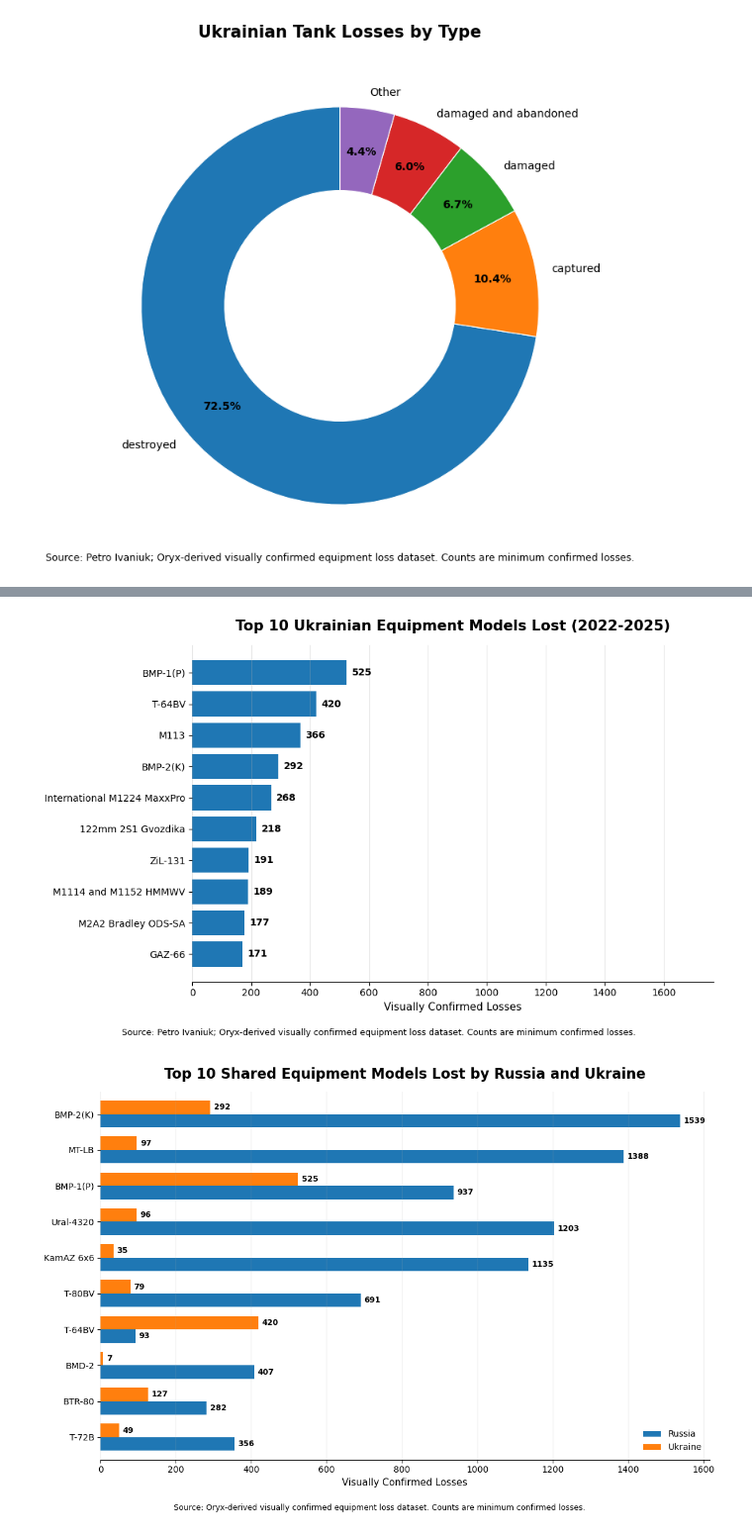
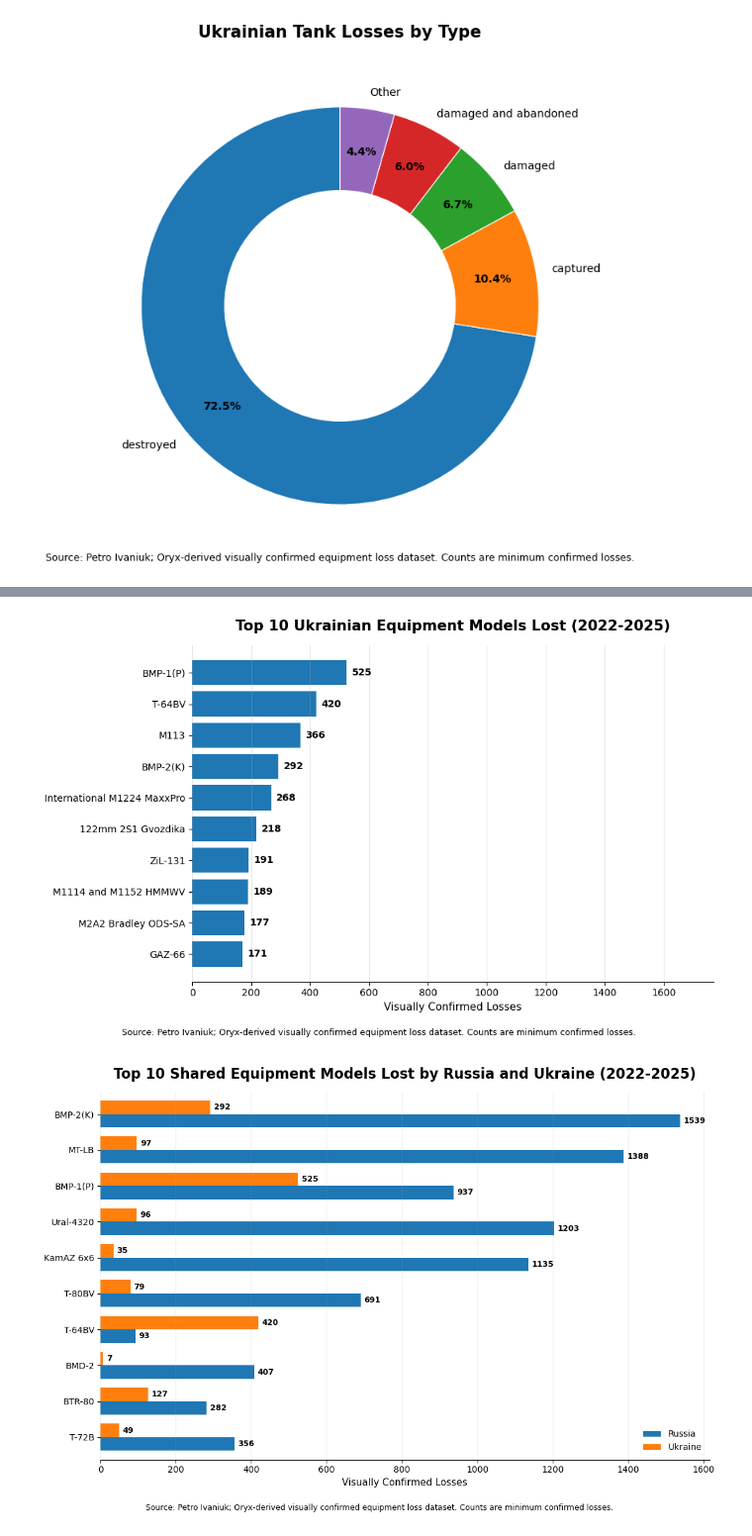
Before and after one commit to lucasanckl66/Ukr_analysis_substack, a Jupyter notebook: total vehicle loss analysis/total_loss.ipynb, the cells around one changed output, grey strips where cells are left out. Shown at 99% size. Saved outputs shown, nothing was run; the diff lists cells and outputs as text; code cells hidden in the pictures.

```diff
--- a/total vehicle loss analysis/total_loss.ipynb
+++ b/total vehicle loss analysis/total_loss.ipynb
@@ -248,7 +248,7 @@ ax = top_shared[["Russia", "Ukraine"]].plot(
 )
 
 ax.set_title(
-    "Top 10 Shared Equipment Models Lost by Russia and Ukraine",
+    "Top 10 Shared Equipment Models Lost by Russia and Ukraine (2022-2025)",
     fontsize=16,
     fontweight="bold",
     pad=15
@@ -259,35 +259,35 @@ ax.set_ylabel("")
 
 ax.grid(axis="x", alpha=0.25)
 
 ax.spines["top"].set_visible(False)
 ax.spines["right"].set_visible(False)
 ax.spines["left"].set_visible(False)
 
 for container in ax.containers:
     ax.bar_label(
         container,
         labels=[f"{int(v)}" if v > 0 else "" for v in container.datavalues],
         padding=4,
         fontsize=9,
         fontweight="bold"
     )
 
 ax.legend(title="", frameon=False, fontsize=10)
 
 plt.figtext(
     0.5,
     -0.03,
-    "Source: Oryx-derived visually confirmed equipment loss dataset. Counts are minimum confirmed losses.",
+    "Source: Petro Ivaniuk; Oryx-derived visually confirmed equipment loss dataset. Counts are minimum confirmed losses.",
     ha="center",
     fontsize=9
 )
 
 plt.tight_layout()
 plt.show()
 # %% [output]
 [figure]
 [figure]
-[figure, old version]
+[figure, new version]
 # %%
 loss_types = ["destroyed", "captured", "abandoned", "damaged"]
 
```
